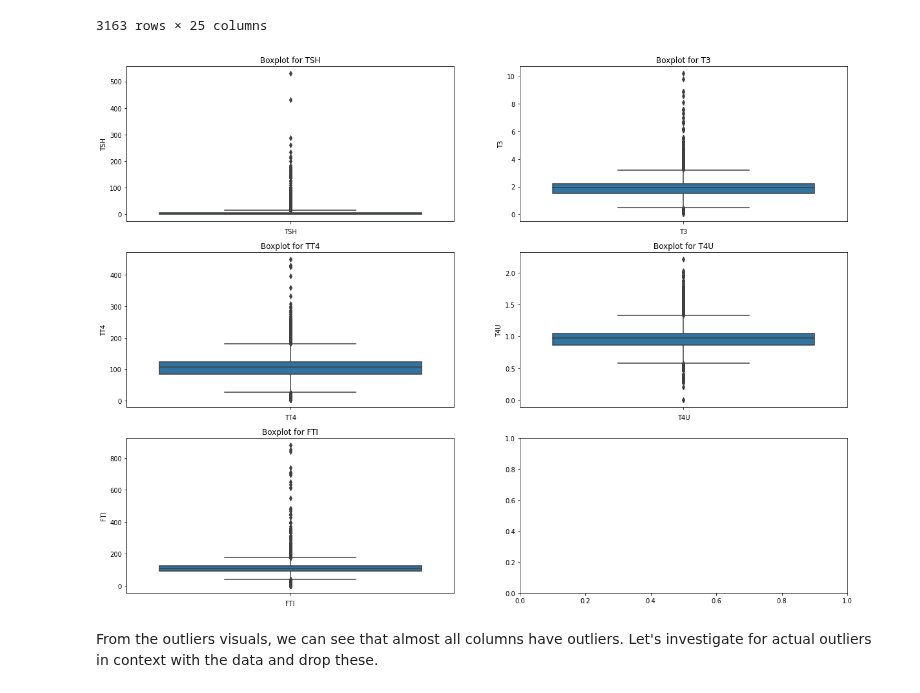
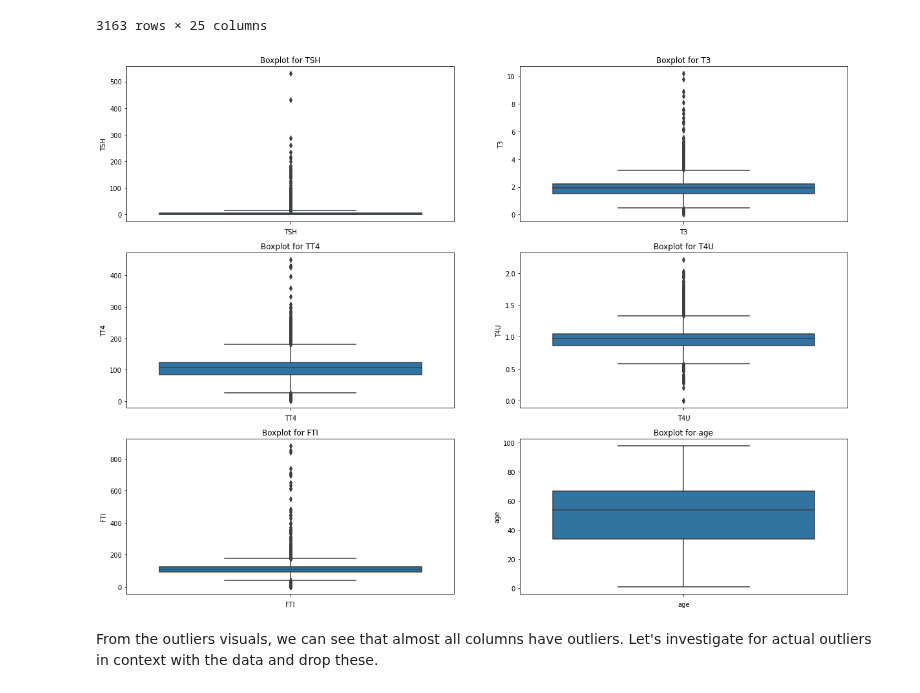
Before and after one commit to Magguire/Magguire, a Jupyter notebook: module_2_core_week_III_ip.ipynb, the cells around one changed output. Saved outputs shown, nothing was run; the diff lists cells and outputs as text; code cells hidden in the pictures.

```diff
--- a/module_2_core_week_III_ip.ipynb
+++ b/module_2_core_week_III_ip.ipynb
@@ -281,20 +281,21 @@ obfloat('age')
 # %%
 # Checking for Outliers
 #
 import matplotlib.pyplot as plt
 import seaborn as sns
 
+columns.append('age')
 fig, ax = plt.subplots(ncols = 2, nrows = 3, figsize=(20,15))
 ax = ax.ravel()
 
 for column, ax in zip(columns, ax):
     sns.boxplot(y = df[column], ax=ax)
     ax.set_title('Boxplot for {}'.format(column))
     ax.set_xlabel(column)
 
 plt.show()
 # %% [output]
-[figure, old version]
+[figure, new version]
 # %% [markdown]
 From the outliers visuals, we can see that almost all columns have outliers. Let's investigate for actual outliers in context with the data and drop these.
 # %%
```
